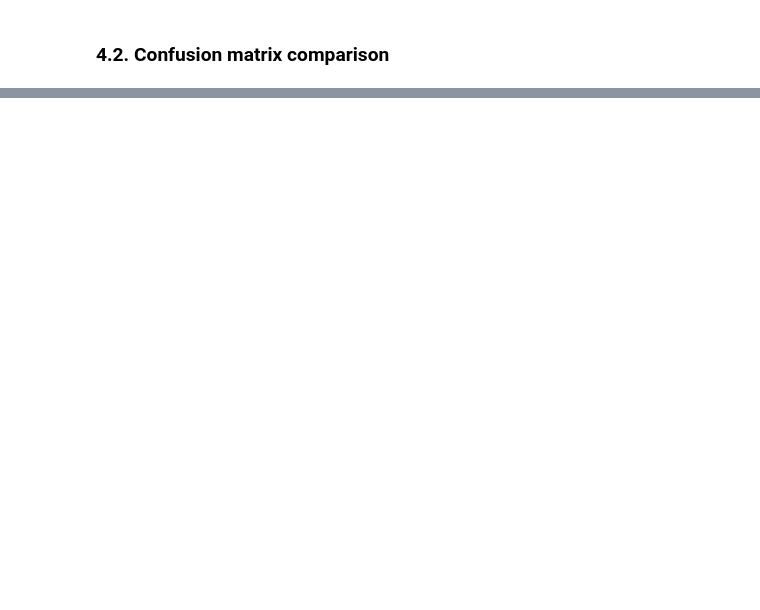
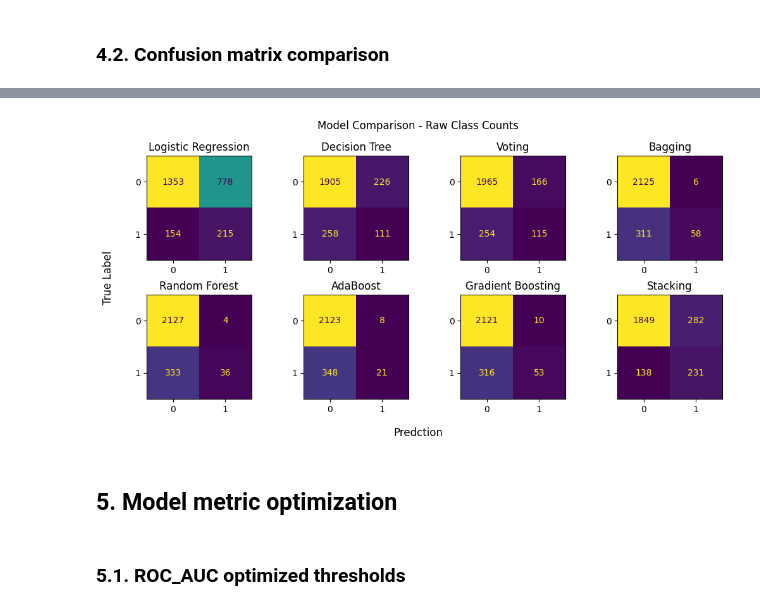
Before and after one commit to kebo0267/AI_ML_Classwork, a Jupyter notebook: class_demo/Lesson_21_demo.ipynb, the cells around one changed output, grey strips where cells are left out. Saved outputs shown, nothing was run; the diff lists cells and outputs as text; code cells hidden in the pictures; blank space fills up the shorter version.

```diff
--- a/class_demo/Lesson_21_demo.ipynb
+++ b/class_demo/Lesson_21_demo.ipynb
@@ -416,0 +430,30 @@ plt.show()
+# %%
+ncols = 4
+nrows = 2
+
+fig, axes = plt.subplots(nrows=nrows, ncols=ncols, figsize=(ncols*2.6, nrows*2.6))
+axes = axes.flatten()
+
+fig.suptitle('Model Comparison - Raw Class Counts')
+fig.supylabel('True Label')
+fig.supxlabel('Predction')
+
+for i, (model_name, pred) in enumerate(zip(results['Model'], results['Predictions'])):
+
+    disp = ConfusionMatrixDisplay.from_predictions(
+        test_df['target'],
+        pred,
+        ax=axes[i],
+        colorbar=False
+    )
+
+    axes[i].set_title(model_name)
+    axes[i].set_xlabel('')
+    axes[i].set_ylabel('')
+
+plt.tight_layout()
+plt.show()
+# %% [output]
+[figure, added]
+# %% [markdown]
+## 5. Model metric optimization
@@ -416,0 +462,2 @@ plt.show()
+# %% [markdown]
+### 5.1. ROC_AUC optimized thresholds
```
Also changed, not shown: parts of 15 cells of this notebook, 4 other files.
